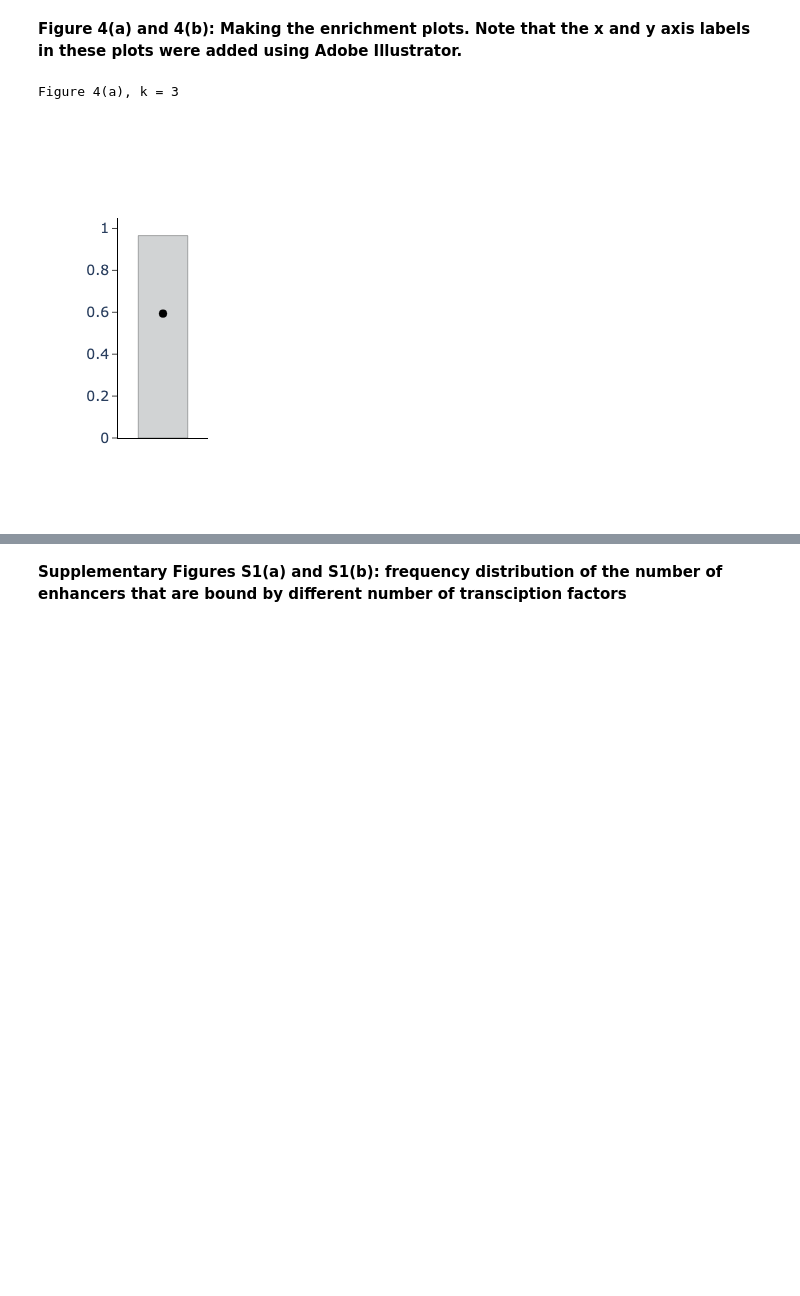
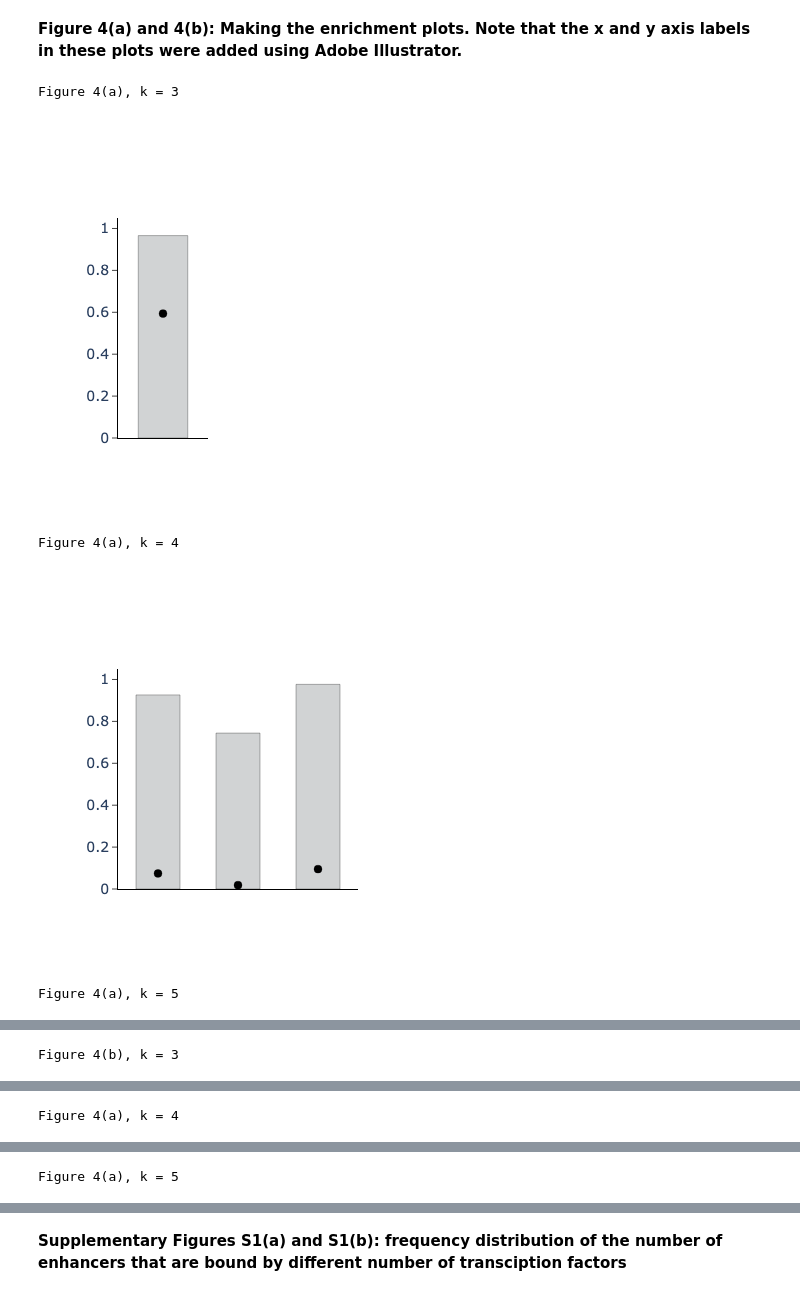
Before and after one commit to yasharthy/CoSt, a Jupyter notebook: CODE/Generate_figures.ipynb, the cells around one changed output, grey strips where cells are left out. Saved outputs shown, nothing was run; the diff lists cells and outputs as text; code cells hidden in the pictures; blank space fills up the shorter version.

```diff
--- a/CODE/Generate_figures.ipynb
+++ b/CODE/Generate_figures.ipynb
@@ -203,40 +213,43 @@ def generate_fig4b(k):
   colors = ['#FF8AAE','#FFB72B','#5EE6EB','#56BBF1']
 
   fig = go.Figure(data=[go.Bar(x=x_values, y=emp_fracs, marker_color=colors*len(emp_df), width = [bar_width]*len(x_values))])
   fig.add_trace(go.Scatter(x=x_values, y=rand_fracs, mode='markers', marker_color = 'black', marker_size = 8))
 
   fig.update_layout(plot_bgcolor='#fff', width=res_width, height=400, showlegend = False, font_size = 14)
   fig.update_yaxes(showline = True, linewidth = 1, linecolor = 'black', ticks='outside', showgrid=False, range = [0,1.05], dtick=0.2) #gridcolor='#eee', gridwidth=1.5
   fig.update_xaxes(showline=True, linewidth=1, linecolor='black', showticklabels=False, range=[0,xlim])#,mirror=True,ticks='outside')#, showticklabels=True)
   fig.update_traces(marker=dict(line=dict(width=0.3, color='black')))
 
   fig.show()
   return None
 
 def generate_fig4(subplot,k):
   if k < 3 or k > 5:
     print ("Enter valid k values (3,4, or 5).")
     return None
   if subplot == 'a':
     generate_fig4a(k)
   elif subplot == 'b':
     generate_fig4b(k)
   else:
     print ("Please enter valid subfigure: 'a' or 'b'")
     return None
 
 print("Figure 4(a), k = 3")
 fig4a_3 = generate_fig4('a',3)
-# print("\nFigure 4(a), k = 4")
-# fig4a_4 = generate_fig4('a',4)
-# print("\nFigure 4(a), k = 5")
-# fig4a_5 = generate_fig4('a',5)
-# print("\nFigure 4(b), k = 3")
-# fig4b_3 = generate_fig4('b',3)
-# print("\nFigure 4(a), k = 4")
-# fig4b_4 = generate_fig4('b',4)
-# print("\nFigure 4(a), k = 5")
-# fig4b_5 = generate_fig4('b',5)
+print("\nFigure 4(a), k = 4")
+fig4a_4 = generate_fig4('a',4)
+print("\nFigure 4(a), k = 5")
+fig4a_5 = generate_fig4('a',5)
+print("\nFigure 4(b), k = 3")
+fig4b_3 = generate_fig4('b',3)
+print("\nFigure 4(a), k = 4")
+fig4b_4 = generate_fig4('b',4)
+print("\nFigure 4(a), k = 5")
+fig4b_5 = generate_fig4('b',5)
 # %% [output]
 Figure 4(a), k = 3
 [figure]
+Figure 4(a), k = 4
+[figure, added]
+Figure 4(a), k = 5
@@ -242,0 +257 @@ Figure 4(a), k = 3
+Figure 4(b), k = 3
@@ -242,0 +259 @@ Figure 4(a), k = 3
+Figure 4(a), k = 4
@@ -242,0 +261 @@ Figure 4(a), k = 3
+Figure 4(a), k = 5
```
Also changed, not shown: parts of 4 cells of this notebook.
